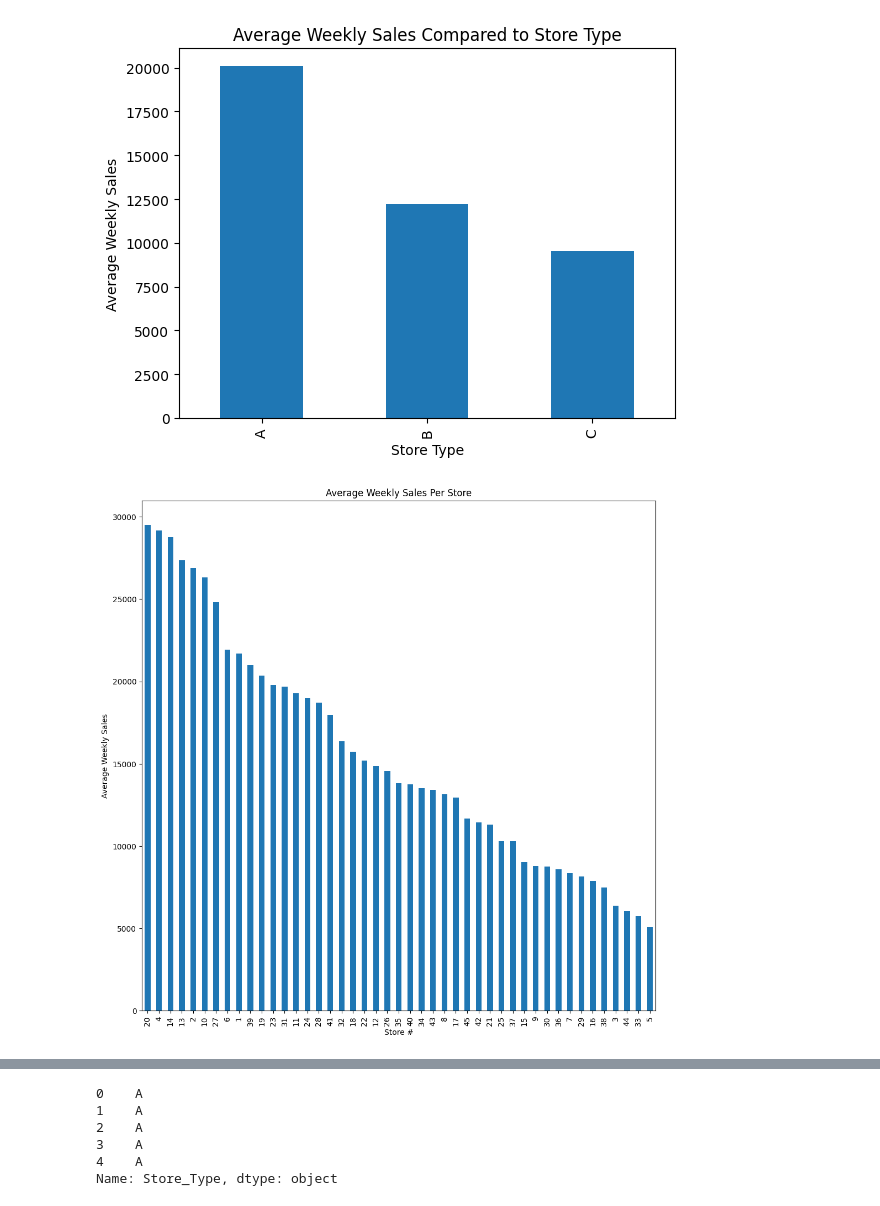
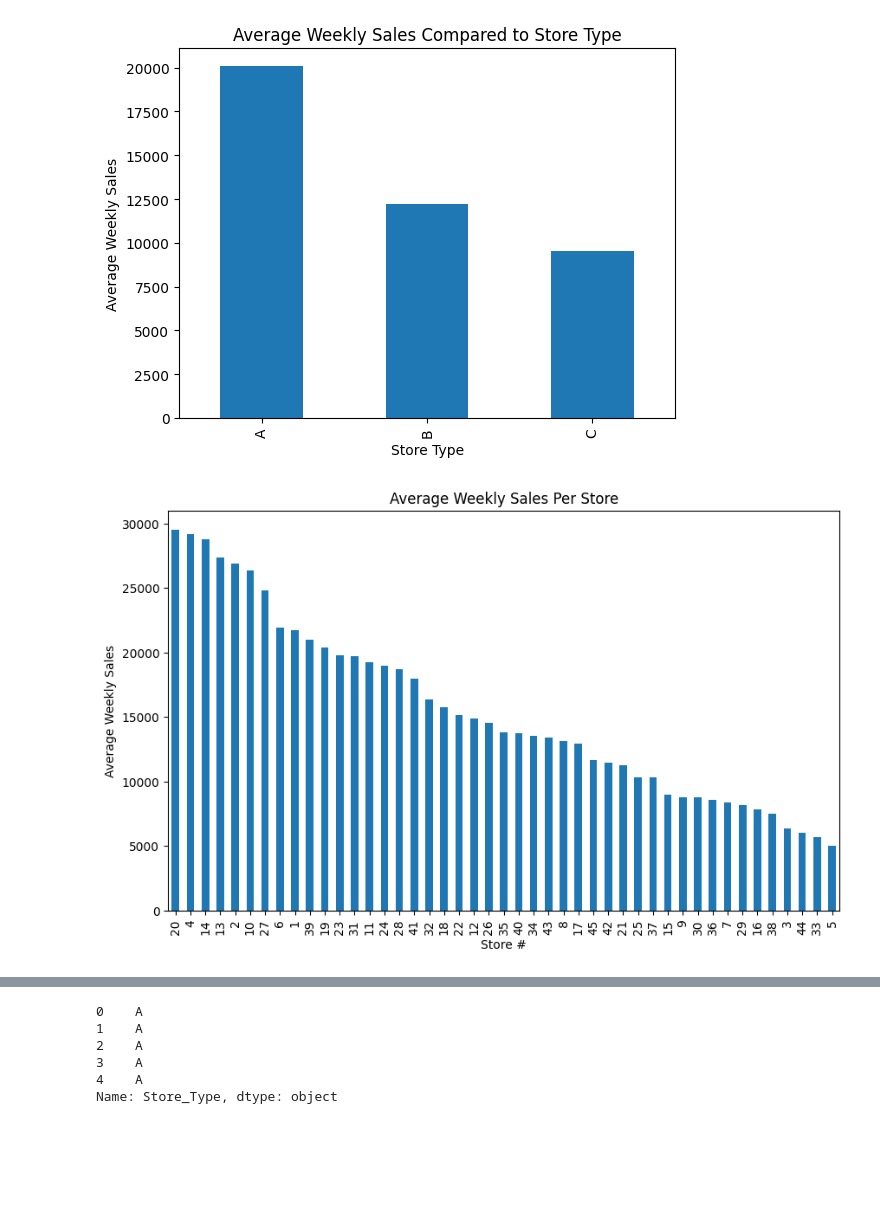
Before and after one commit to SahilBhave/AML-Project, a Jupyter notebook: AML_Group_Project.ipynb, the cells around one changed output, grey strips where cells are left out. Cells and saved outputs as stored; diff of their text form; code cells hidden in the pictures; blank space fills up the shorter version.

```diff
--- a/AML_Group_Project.ipynb
+++ b/AML_Group_Project.ipynb
@@ -145,7 +145,7 @@ stores_df.head()
 # %% [markdown]
 ## Merge the Features/Train Datasets together for one DS
 # %%
-features_df = features_df.merge(stores, how='inner', on='Store')
+features_df = features_df.merge(stores_df, how='inner', on='Store')
 df = pd.merge(left=features_df,right=train_df,on=["Store","Date"],how='left')
 # %%
 df.drop("IsHoliday_x",inplace=True,axis=1)
@@ -475,10 +465,10 @@ sales_df = no_na_df.groupby("Store_Type")["Weekly_Sales"].mean().plot(kind = "ba
 # %% [output]
 [figure]
 # %%
-plt.figure(figsize=(12,12))
+plt.figure(figsize=(10,6))
 sales_df = df.groupby("Store")["Weekly_Sales"].mean().sort_values(ascending=False).transpose().plot(kind = "bar",
                                                                      title = "Average Weekly Sales Per Store",
                                                                      ylabel = "Average Weekly Sales",
                                                                  xlabel = "Store #")
 # %% [output]
-[figure, old version]
+[figure, new version]
```
Also changed, not shown: parts of 21 cells of this notebook.
